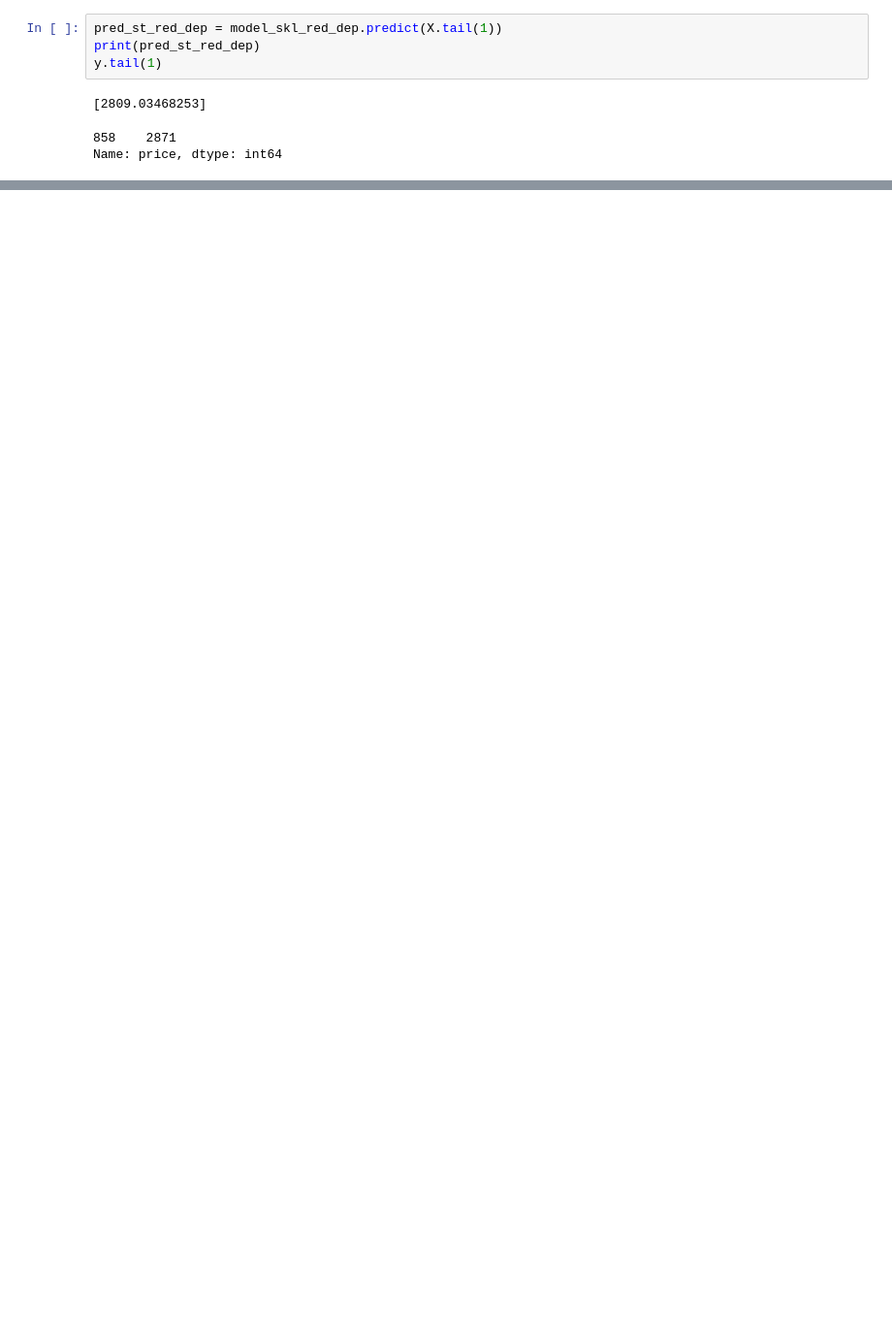
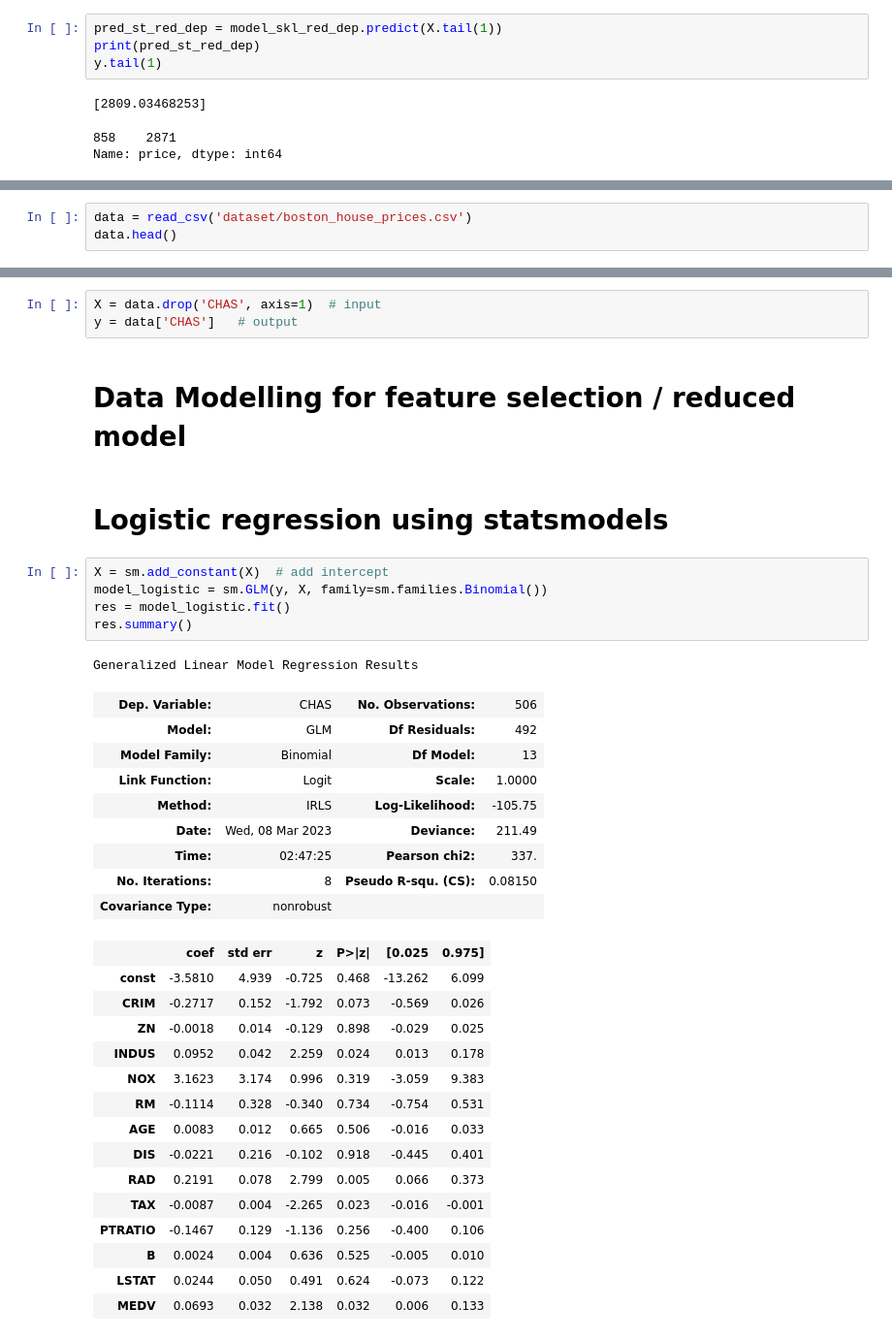
Before and after one commit to saiful-aromax/AroAI, a Jupyter notebook: B9AI102 ML PR/GLM_CA_aromax.ipynb, the cells around one changed output, grey strips where cells are left out. Shown: that part at 97% size. Cells and saved outputs as stored; diff of their text form; blank space fills up the shorter version.

```diff
--- a/B9AI102 ML PR/GLM_CA_aromax.ipynb
+++ b/B9AI102 ML PR/GLM_CA_aromax.ipynb
@@ -343,0 +364,3 @@ Name: price, dtype: int64
+# %%
+data = read_csv('dataset/boston_house_prices.csv')
+data.head()
@@ -343,0 +378,38 @@ Name: price, dtype: int64
+# %%
+X = data.drop('CHAS', axis=1)  # input
+y = data['CHAS']   # output
+# %% [markdown]
+# Data Modelling for feature selection / reduced model
+# %% [markdown]
+# Logistic regression using statsmodels
+# %%
+X = sm.add_constant(X)  # add intercept
+model_logistic = sm.GLM(y, X, family=sm.families.Binomial())
+res = model_logistic.fit()
+res.summary()
+# %% [output]
+Generalized Linear Model Regression Results
+| Dep. Variable: | CHAS | No. Observations: | 506 |
+| Model: | GLM | Df Residuals: | 492 |
+| Model Family: | Binomial | Df Model: | 13 |
+| Link Function: | Logit | Scale: | 1.0000 |
+| Method: | IRLS | Log-Likelihood: | -105.75 |
+| Date: | Wed, 08 Mar 2023 | Deviance: | 211.49 |
+| Time: | 02:47:25 | Pearson chi2: | 337. |
+| No. Iterations: | 8 | Pseudo R-squ. (CS): | 0.08150 |
+| Covariance Type: | nonrobust |  |  |
+|  | coef | std err | z | P>|z| | [0.025 | 0.975] |
+| const | -3.5810 | 4.939 | -0.725 | 0.468 | -13.262 | 6.099 |
+| CRIM | -0.2717 | 0.152 | -1.792 | 0.073 | -0.569 | 0.026 |
+| ZN | -0.0018 | 0.014 | -0.129 | 0.898 | -0.029 | 0.025 |
+| INDUS | 0.0952 | 0.042 | 2.259 | 0.024 | 0.013 | 0.178 |
+| NOX | 3.1623 | 3.174 | 0.996 | 0.319 | -3.059 | 9.383 |
+| RM | -0.1114 | 0.328 | -0.340 | 0.734 | -0.754 | 0.531 |
+| AGE | 0.0083 | 0.012 | 0.665 | 0.506 | -0.016 | 0.033 |
+| DIS | -0.0221 | 0.216 | -0.102 | 0.918 | -0.445 | 0.401 |
+| RAD | 0.2191 | 0.078 | 2.799 | 0.005 | 0.066 | 0.373 |
+| TAX | -0.0087 | 0.004 | -2.265 | 0.023 | -0.016 | -0.001 |
+| PTRATIO | -0.1467 | 0.129 | -1.136 | 0.256 | -0.400 | 0.106 |
+| B | 0.0024 | 0.004 | 0.636 | 0.525 | -0.005 | 0.010 |
+| LSTAT | 0.0244 | 0.050 | 0.491 | 0.624 | -0.073 | 0.122 |
+| MEDV | 0.0693 | 0.032 | 2.138 | 0.032 | 0.006 | 0.133 |
```
Also changed, not shown: parts of 18 cells of this notebook.
